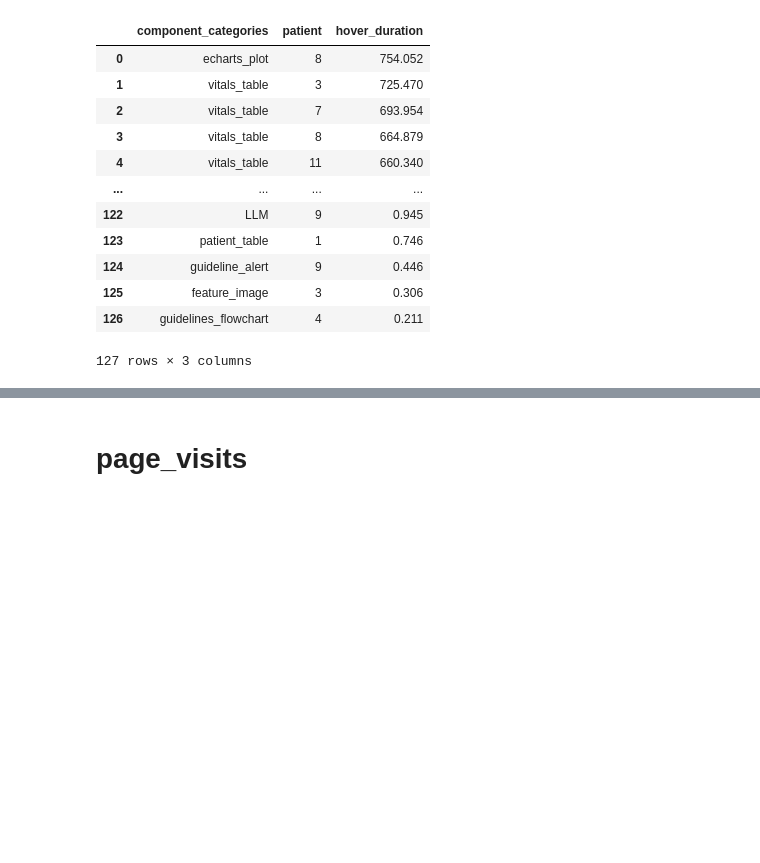
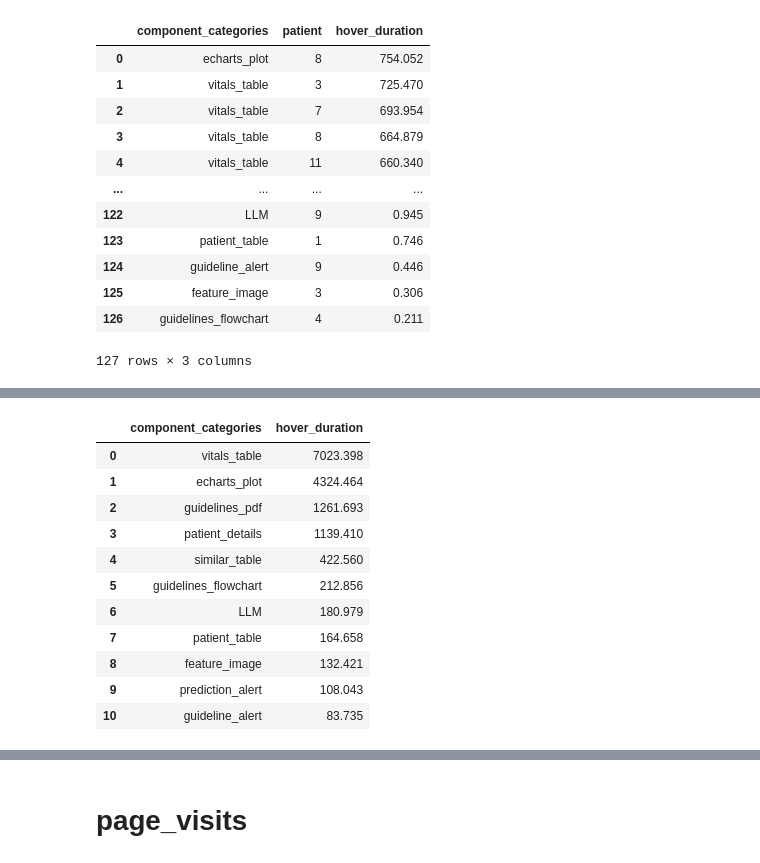
Before and after one commit to WilliamBolton/cdss_demo, a Jupyter notebook: cdss_1/cdss_1/analysis/click_hover_timing_analysis.ipynb, the cells around one changed output, grey strips where cells are left out. Drawn from its saved outputs; the diff is of its cells as text; code cells hidden in the pictures; blank space fills up the shorter version.

```diff
--- a/cdss_1/cdss_1/analysis/click_hover_timing_analysis.ipynb
+++ b/cdss_1/cdss_1/analysis/click_hover_timing_analysis.ipynb
@@ -169,0 +347,15 @@ component_hover_duration
+# %%
+component_hover_duration
+# %% [output]
+|  | component_categories | hover_duration |
+| 0 | vitals_table | 7023.398 |
+| 1 | echarts_plot | 4324.464 |
+| 2 | guidelines_pdf | 1261.693 |
+| 3 | patient_details | 1139.410 |
+| 4 | similar_table | 422.560 |
+| 5 | guidelines_flowchart | 212.856 |
+| 6 | LLM | 180.979 |
+| 7 | patient_table | 164.658 |
+| 8 | feature_image | 132.421 |
+| 9 | prediction_alert | 108.043 |
+| 10 | guideline_alert | 83.735 |
```
Also changed, not shown: parts of 30 cells of this notebook, 27 other files.
